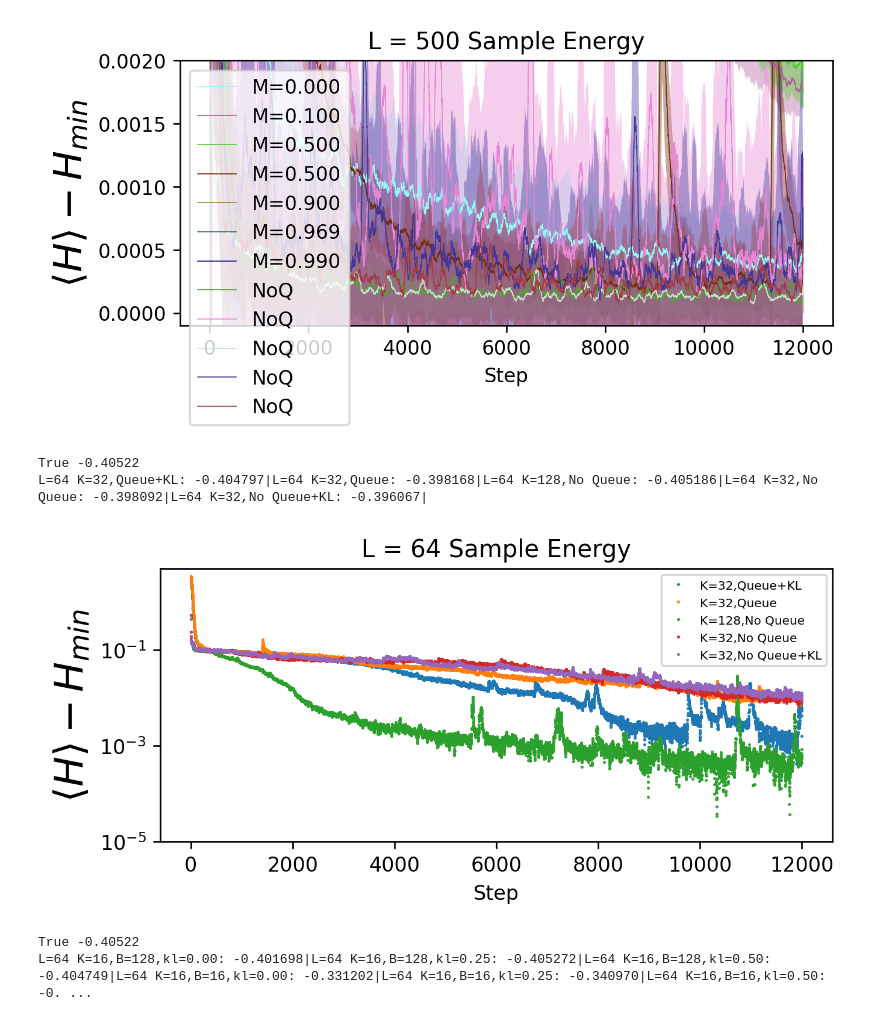
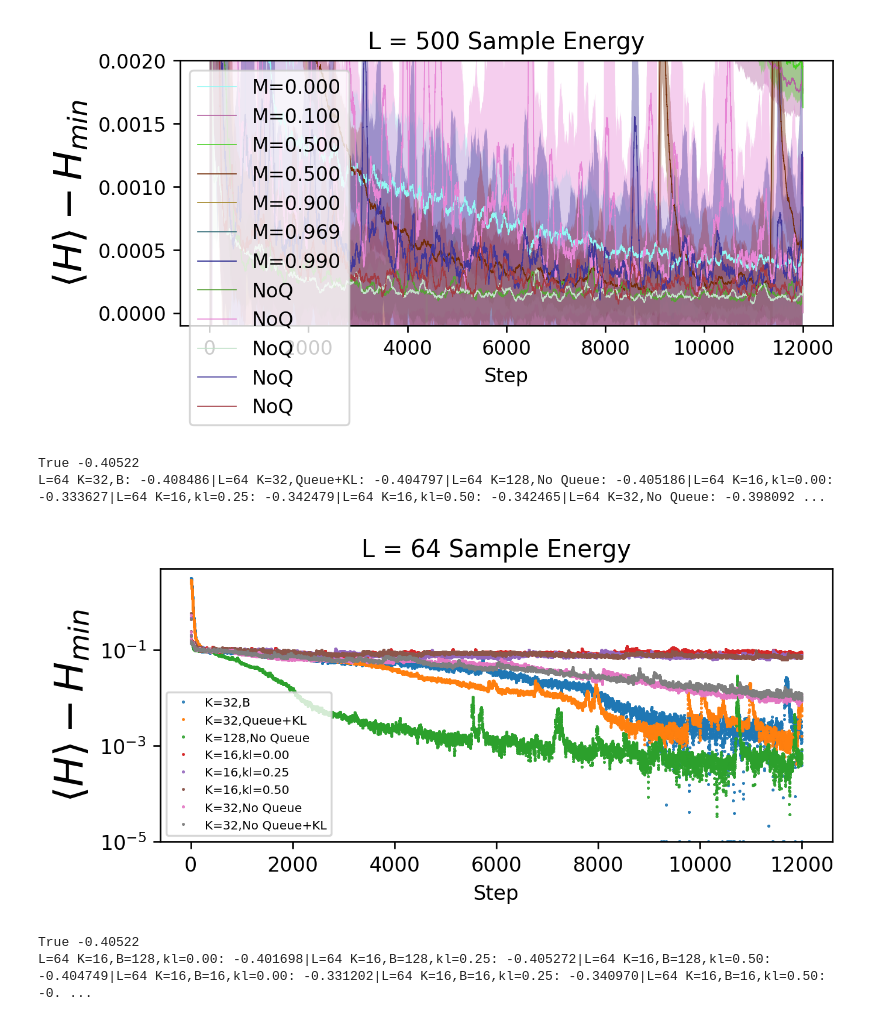
Before and after one commit to ksprague1/NN-QSR, a Jupyter notebook: Results.ipynb, the cells around one changed output. Drawn from its saved outputs; the diff is of its cells as text; code cells hidden in the pictures.

```diff
--- a/Results.ipynb
+++ b/Results.ipynb
@@ -154,7 +154,9 @@ def graphs(allpaths,useTimes=False, metric="Sample",label_idx=1,err=False,smooth
                     errplt(outs-exact_energy,errs,"-",lw=0.5,label=label,color=np.random.random([3]))
                     plt.plot(outs*0,"k--",lw=0.2)
                 else:
-                    plt.plot(outs-exact_energy,'o',ms=0.5,lw=0.0,label=label)
+                    x = plt.plot(outs-exact_energy,'o',ms=0.5,lw=0.0,label=label)
+
+                    plt.plot(exact_energy-avgs,'o',ms=1.5,c=x[0]._get_markerfacecolor(),alpha=0.1,markeredgewidth=0.2,markeredgecolor="black")
 
 
         print()
@@ -182,16 +184,16 @@ L=100 M=0.000: -1.269416|L=100 M=0.100: -1.269404|L=100 M=0.500: -1.270499|L=100
 L=500 M=0.000: -1.272178|L=500 M=0.100: -1.270762|L=500 M=0.500: -1.270874|L=500 M=0.500: -1.272343|L=500 M=0.900: -1.267872|L=500 M=0.969: -1.256048|L=500 M=0.990: -1.207810|L=500 NoQ: -1.272521|L=50 ...
 [figure]
 # %%
-p = getpaths("TF\\Rydberg",["64","128-C","M"])
-p2 = getpaths("TF\\Rydberg",["64","128-A","M"])
+p = getpaths("TF\\Rydberg",["64","128-B","M"])
+p2 = getpaths("TF\\Rydberg",["64","128-C","M"])
 p3 = getpaths("TF\\Rydberg",["64","NoQ"])
 p[64]+=p2[64]+p3[64]
 
 graphs(p,label_idx=[3,-1],err=False,smoothing=10,useTimes=False)
 # %% [output]
 True -0.40522
-L=64 K=32,Queue+KL: -0.404797|L=64 K=32,Queue: -0.398168|L=64 K=128,No Queue: -0.405186|L=64 K=32,No Queue: -0.398092|L=64 K=32,No Queue+KL: -0.396067|
+L=64 K=32,B: -0.408486|L=64 K=32,Queue+KL: -0.404797|L=64 K=128,No Queue: -0.405186|L=64 K=16,kl=0.00: -0.333627|L=64 K=16,kl=0.25: -0.342479|L=64 K=16,kl=0.50: -0.342465|L=64 K=32,No Queue: -0.398092 ...
-[figure, old version]
+[figure, new version]
 # %%
 #p = getpaths("TF\\Rydberg",["64","C-Queue+KL"],alldir=True)
 #p = getpaths("TF\\Rydberg",["64","A-Queue"],alldir=True)
```
Also changed, not shown: parts of 2 cells of this notebook, 2 other files.
